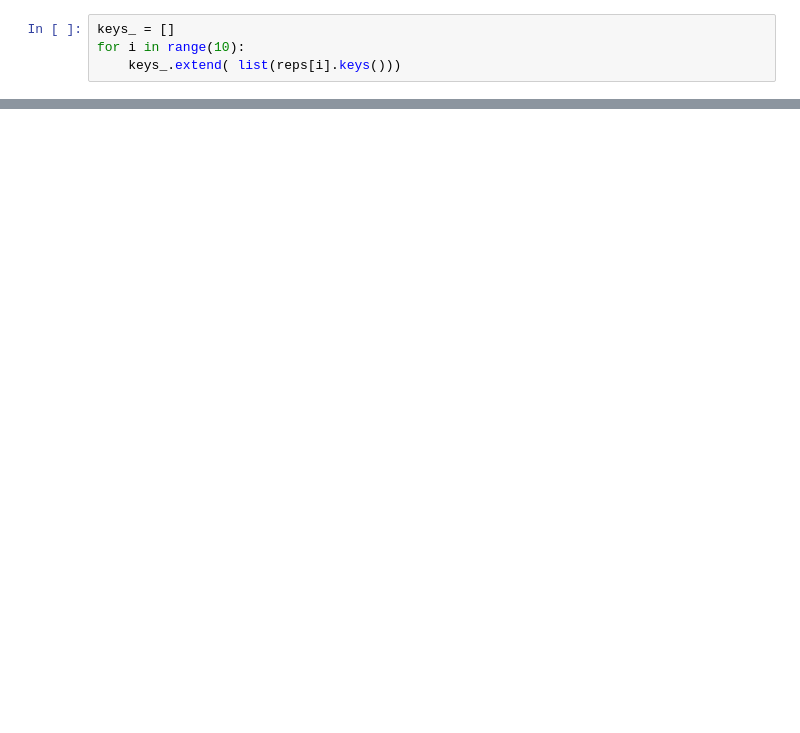
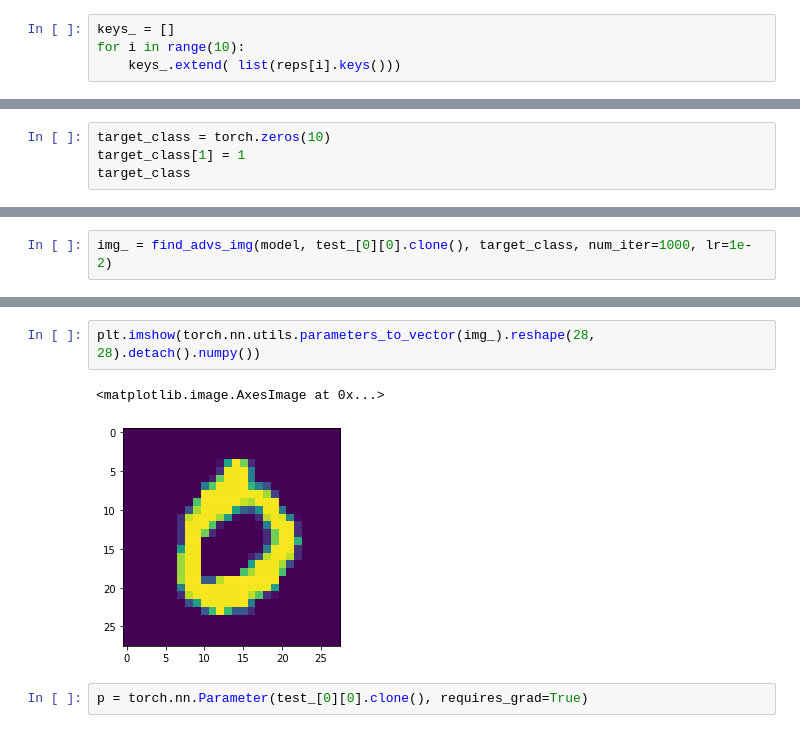
Before and after one commit to nimasheikh/discrete-representation, a Jupyter notebook: pytorch/Untitled.ipynb, the cells around one changed output, grey strips where cells are left out. Saved outputs shown, nothing was run; the diff lists cells and outputs as text; blank space fills up the shorter version.

```diff
--- a/pytorch/Untitled.ipynb
+++ b/pytorch/Untitled.ipynb
@@ -169,0 +126,4 @@ len(set(keys_))
+# %%
+target_class = torch.zeros(10)
+target_class[1] = 1
+target_class
@@ -169,0 +132,2 @@ len(set(keys_))
+# %%
+img_ = find_advs_img(model, test_[0][0].clone(), target_class, num_iter=1000, lr=1e-2)
@@ -169,0 +157,7 @@ len(set(keys_))
+# %%
+plt.imshow(torch.nn.utils.parameters_to_vector(img_).reshape(28, 28).detach().numpy())
+# %% [output]
+<matplotlib.image.AxesImage at 0x...>
+[figure, added]
+# %%
+p = torch.nn.Parameter(test_[0][0].clone(), requires_grad=True)
```
Also changed, not shown: parts of 23 cells of this notebook, 10 other files.
